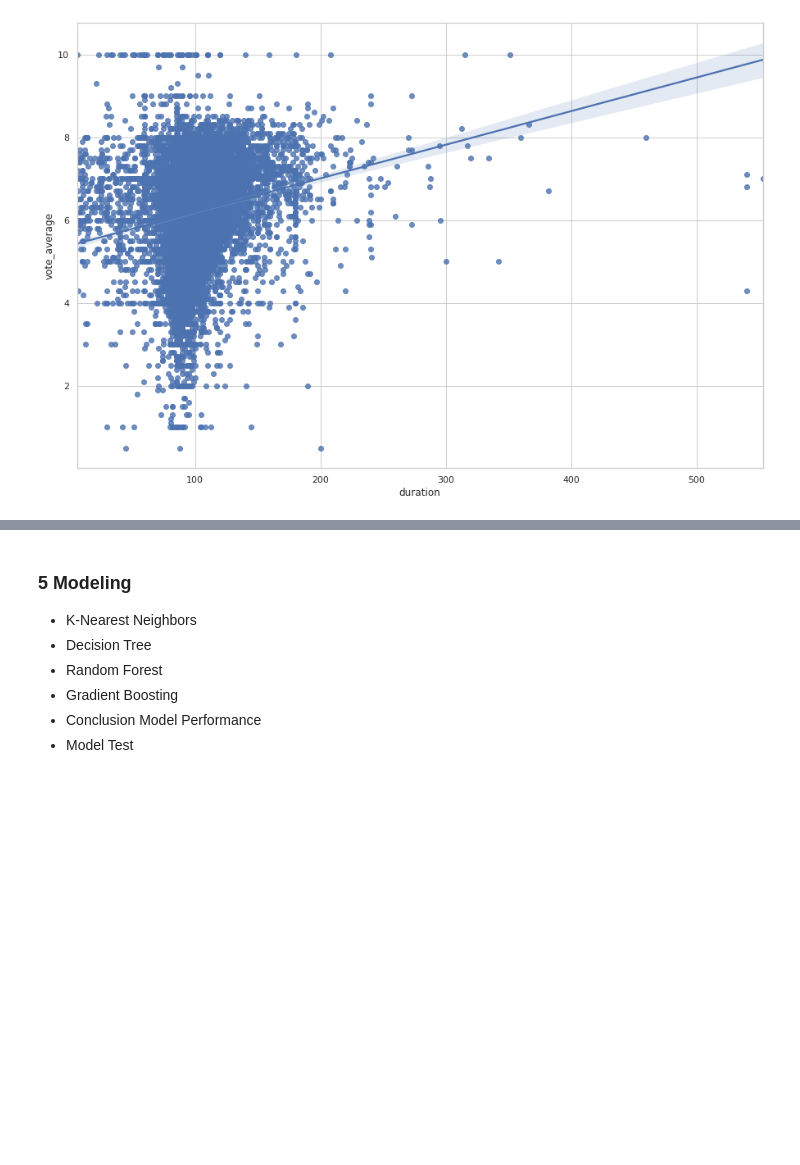
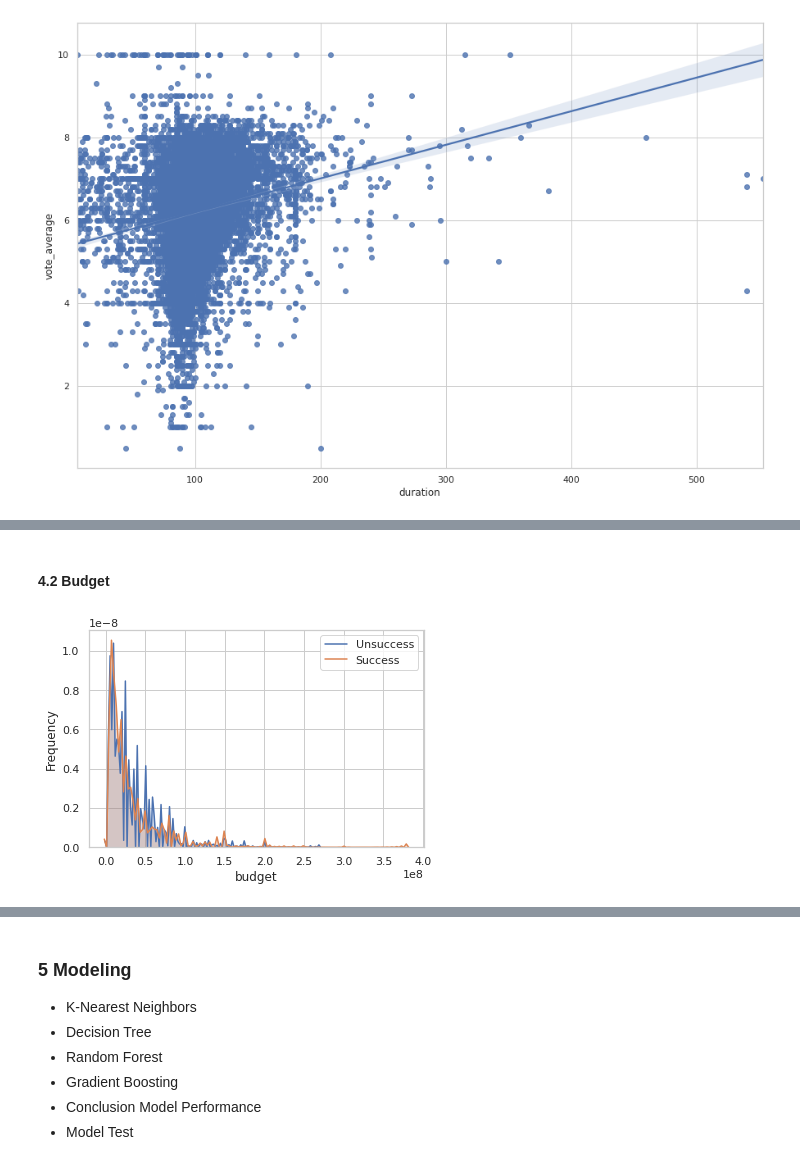
Before and after one commit to serenaZhou/INFO7390_Data_Sci, a Jupyter notebook: Project.ipynb, the cells around one changed output, grey strips where cells are left out. Cells and saved outputs as stored; diff of their text form; code cells hidden in the pictures; blank space fills up the shorter version.

```diff
--- a/Project.ipynb
+++ b/Project.ipynb
@@ -272,0 +332,11 @@ plt.show()
+# %% [markdown]
+#### 4.2 Budget
+# %%
+# budget distibution
+g = sns.kdeplot(raw_data.budget[(raw_data["success"] == 0) ], shade = True)
+g = sns.kdeplot(raw_data.budget[(raw_data["success"] == 1) ], shade= True)
+g.set_xlabel("budget")
+g.set_ylabel("Frequency")
+g = g.legend(["Unsuccess","Success"])
+# %% [output]
+[figure, added]
```
Also changed, not shown: parts of 26 cells of this notebook.
